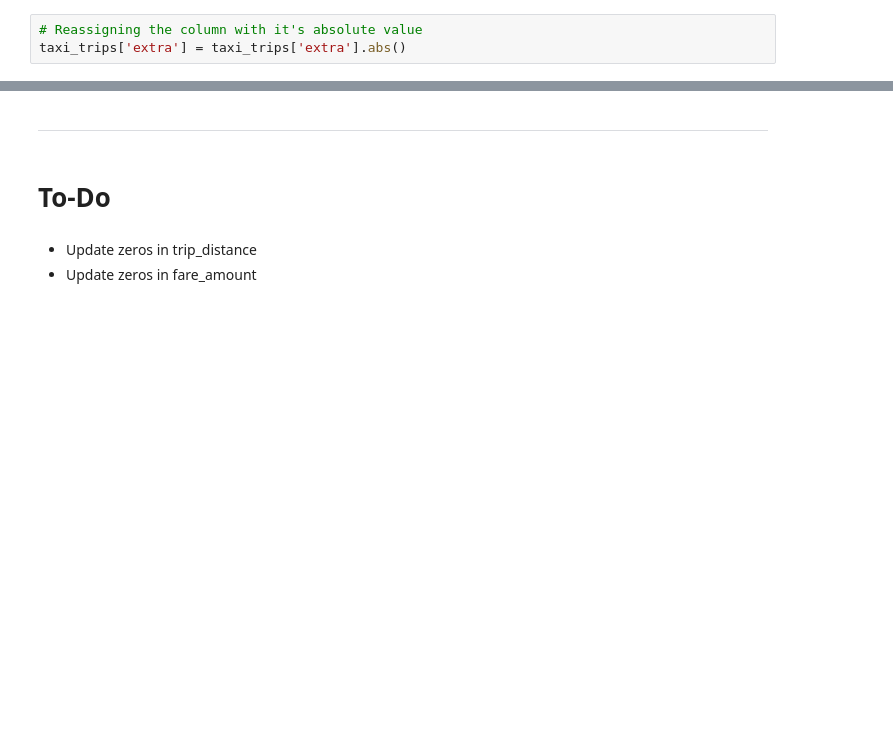
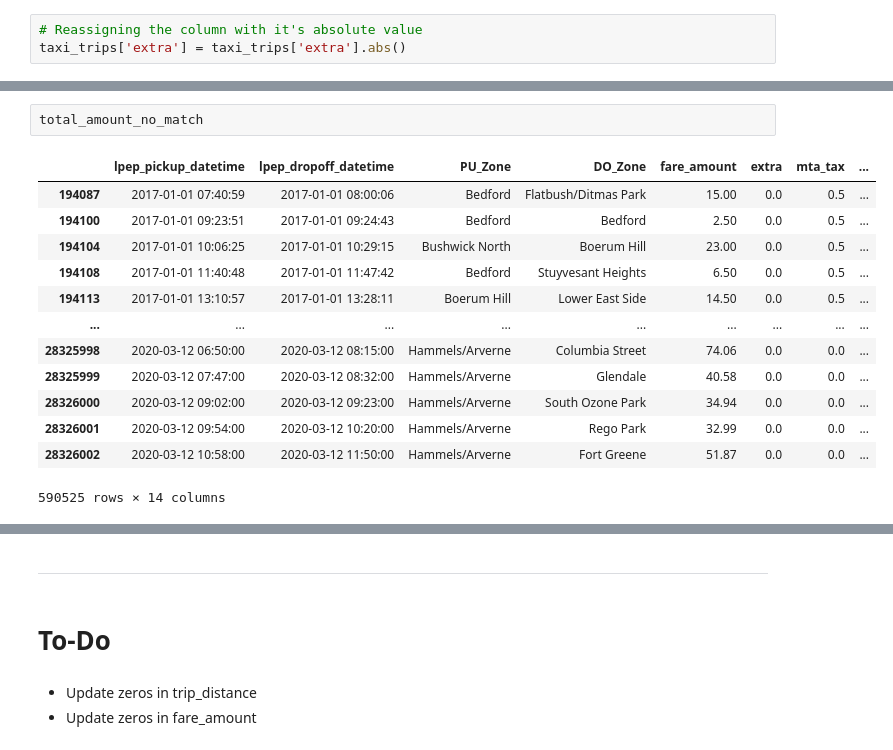
Before and after one commit to rayeess/NYC-Taxi-Trips, a Jupyter notebook: Data Cleaning.ipynb, the cells around one changed output, grey strips where cells are left out. Saved outputs shown, nothing was run; the diff lists cells and outputs as text; blank space fills up the shorter version.

```diff
--- a/Data Cleaning.ipynb
+++ b/Data Cleaning.ipynb
@@ -911,0 +953,16 @@ taxi_trips['congestion_surcharge'] = taxi_trips['congestion_surcharge'].abs()
+# %%
+total_amount_no_match
+# %% [output]
+|  | lpep_pickup_datetime | lpep_dropoff_datetime | PU_Zone | DO_Zone | fare_amount | extra | mta_tax | ... |
+| 194087 | 2017-01-01 07:40:59 | 2017-01-01 08:00:06 | Bedford | Flatbush/Ditmas Park | 15.00 | 0.0 | 0.5 | ... |
+| 194100 | 2017-01-01 09:23:51 | 2017-01-01 09:24:43 | Bedford | Bedford | 2.50 | 0.0 | 0.5 | ... |
+| 194104 | 2017-01-01 10:06:25 | 2017-01-01 10:29:15 | Bushwick North | Boerum Hill | 23.00 | 0.0 | 0.5 | ... |
+| 194108 | 2017-01-01 11:40:48 | 2017-01-01 11:47:42 | Bedford | Stuyvesant Heights | 6.50 | 0.0 | 0.5 | ... |
+| 194113 | 2017-01-01 13:10:57 | 2017-01-01 13:28:11 | Boerum Hill | Lower East Side | 14.50 | 0.0 | 0.5 | ... |
+| ... | ... | ... | ... | ... | ... | ... | ... | ... |
+| 28325998 | 2020-03-12 06:50:00 | 2020-03-12 08:15:00 | Hammels/Arverne | Columbia Street | 74.06 | 0.0 | 0.0 | ... |
+| 28325999 | 2020-03-12 07:47:00 | 2020-03-12 08:32:00 | Hammels/Arverne | Glendale | 40.58 | 0.0 | 0.0 | ... |
+| 28326000 | 2020-03-12 09:02:00 | 2020-03-12 09:23:00 | Hammels/Arverne | South Ozone Park | 34.94 | 0.0 | 0.0 | ... |
+| 28326001 | 2020-03-12 09:54:00 | 2020-03-12 10:20:00 | Hammels/Arverne | Rego Park | 32.99 | 0.0 | 0.0 | ... |
+| 28326002 | 2020-03-12 10:58:00 | 2020-03-12 11:50:00 | Hammels/Arverne | Fort Greene | 51.87 | 0.0 | 0.0 | ... |
+590525 rows × 14 columns
```
Also changed, not shown: parts of 139 cells of this notebook, 1 other file.
